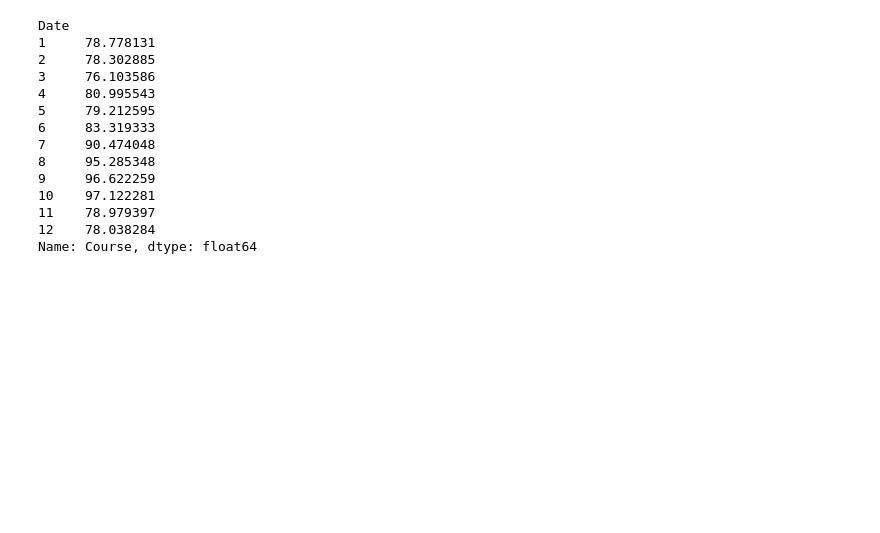
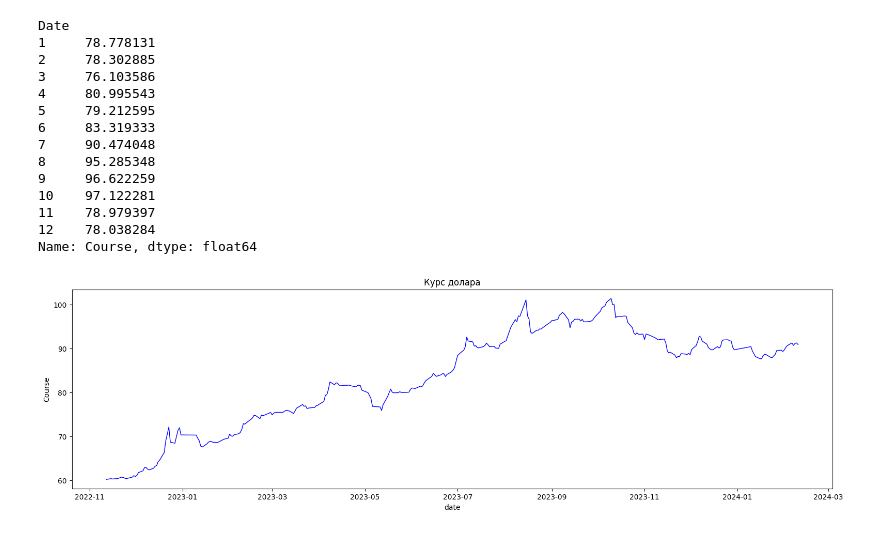
Before and after one commit to sk1fix/lab4py, a Jupyter notebook: main.ipynb, the cells around one changed output. Cells and saved outputs as stored; diff of their text form; code cells hidden in the pictures; blank space fills up the shorter version.

```diff
--- a/main.ipynb
+++ b/main.ipynb
@@ -98,7 +113,11 @@ def show_value_graph(df: pd.DataFrame) -> None:
     fig = pt.figure(figsize=(19, 5))
     pt.ylabel("Course")
     pt.xlabel("date")
-    pt.title('Курс долара(американские горки в конце)')
+    pt.title('Курс долара')
     pt.plot(df["Date"], df["Course"], color='blue',
-             linestyle='-', linewidth=1)
+            linestyle='-', linewidth=1)
     pt.show()
+# %%
+show_value_graph(df)
+# %% [output]
+[figure, added]
```
Also changed, not shown: parts of 6 cells of this notebook, 1 other file.
